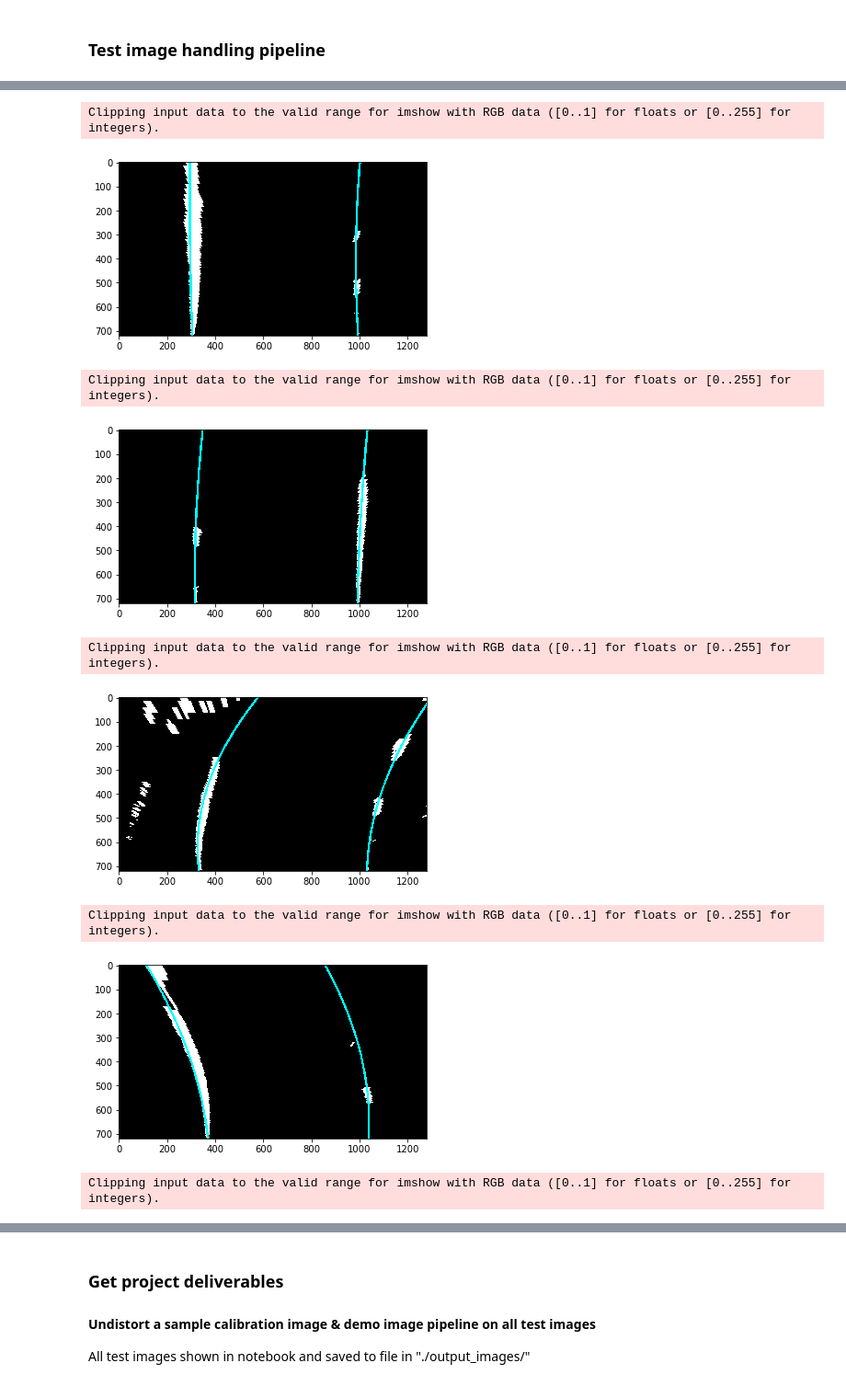
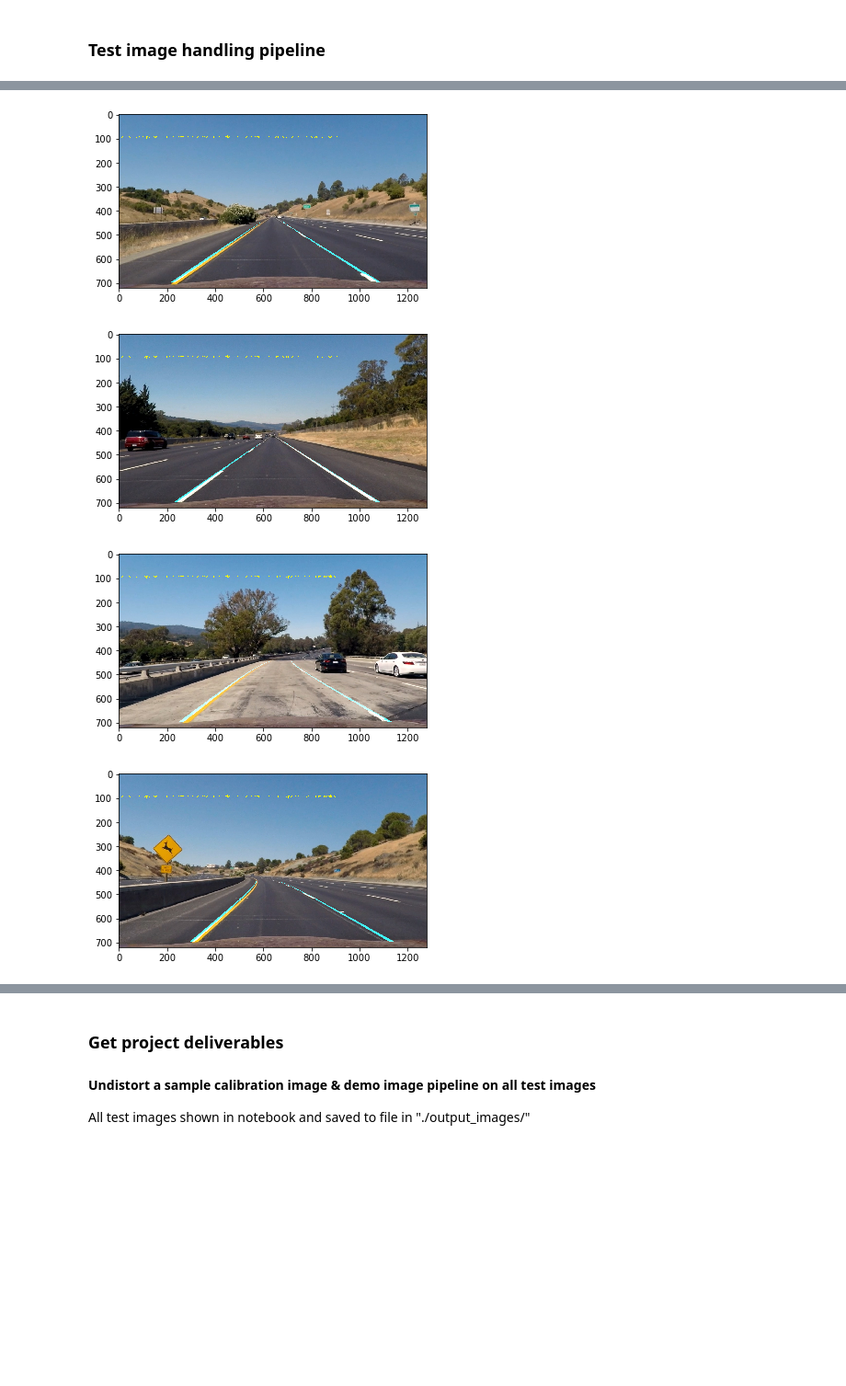
Before and after one commit to alamarche/CarND-Advanced-Lane-Lines, a Jupyter notebook: assignment.ipynb, the cells around one changed output, grey strips where cells are left out. Shown at 92% size. Drawn from its saved outputs; the diff is of its cells as text; code cells hidden in the pictures; blank space fills up the shorter version.

Commit message:
Image handler works fine on the test images
Also works fine on most of the video before moviepy errors out.
-- Not sure why

```diff
--- a/assignment.ipynb
+++ b/assignment.ipynb
@@ -310,33 +322,3 @@ ok, camMat, distortMat = calibrateCam()
 imgHandler = makeImgProcHandler(camMat, distortMat)
 # %% [markdown]
 ### Test image handling pipeline
-# %%
-# Undistort image
-img = mpimg.imread("./test_images/test4.jpg")
-img = cv2.undistort(img, camMat, distortMat, None, camMat)
-
-# Set-up perspective transform shtuff - assumed conditions are default fxn parameters
-m, m_inv = getPerspTransform()
-
-# Apply logic to find lane lines
-# img = cv2.cvtColor(img, cv2.COLOR_RGB2GRAY) # img to grayscale
-img = cv2.cvtColor(img, cv2.COLOR_RGB2HLS)[:,:,2]
-sobMag, sobAngle, sobX, sobY = doSobel(img, ddepth=cv2.CV_64F, kernel=7)
-
-sobMag = scaleImg(sobMag)
-sobX = scaleImg(abs(sobX))
-
-# Generate lane detection conditions for perspective image
-conditionsLeft = (sobAngle > np.pi/12) & (sobAngle < 5*np.pi/12) & (sobMag <= 255) & (sobMag > 30)
-conditionsRight = (sobAngle < -np.pi/12) & (sobAngle > -5*np.pi/12) & (sobMag <= 255) & (sobMag > 30)
-
-leftLaneTfm, rightLaneTfm = findLanes(img, conditionsLeft, conditionsRight, m, m_inv)
-
-z,leftLaneFit = fitLaneLineTfm(leftLaneTfm, start=0, end=640)
-x,rightLaneFit = fitLaneLineTfm(rightLaneTfm, start=640, end=1279)
-
-# orthoLanes, perspLanes = makeLineFitOverlay(leftLaneTfm, leftLaneFit, rightLaneFit)
-orthoLanes = cv2.addWeighted(rightLaneTfm, 1, leftLaneTfm, 1, 0)
-
-# Create a list of "line" objects for cv2.polyLines() to use
-newimg = makeLineFitOverlay(orthoLanes, leftLaneFit, rightLaneFit)
@@ -350,23 +325,16 @@ Clipping input data to the valid range for imshow with RGB data ([0..1] for floa
 # %%
 # img = mpimg.imread("./test_images/straight_lines1.jpg")
 for i in os.listdir("./test_images/"):
     img = mpimg.imread("./test_images/" + i)
 
     imgn = imgHandler(img)
 
-    # both = cv2.addWeighted(rightOrth, 1, leftOrth, 1, 0)
+    plt.imshow(imgn)
 
-    # Create a list of "line" objects for cv2.polyLines() to use
-    # newimg = makeLineFitOverlay(both, leftLaneFit, rightLaneFit)
-    plt.imshow(imgn)
+    plt.imsave("./output_images/" + i, imgn.astype(np.uint8))
     plt.show()
 # %% [output]
-Clipping input data to the valid range for imshow with RGB data ([0..1] for floats or [0..255] for integers).
-[figure, old version]
+[figure, new version]
-Clipping input data to the valid range for imshow with RGB data ([0..1] for floats or [0..255] for integers).
-[figure, old version]
+[figure, new version]
-Clipping input data to the valid range for imshow with RGB data ([0..1] for floats or [0..255] for integers).
-[figure, old version]
+[figure, new version]
-Clipping input data to the valid range for imshow with RGB data ([0..1] for floats or [0..255] for integers).
-[figure, old version]
+[figure, new version]
-Clipping input data to the valid range for imshow with RGB data ([0..1] for floats or [0..255] for integers).
```
Also changed, not shown: parts of 8 cells of this notebook.
